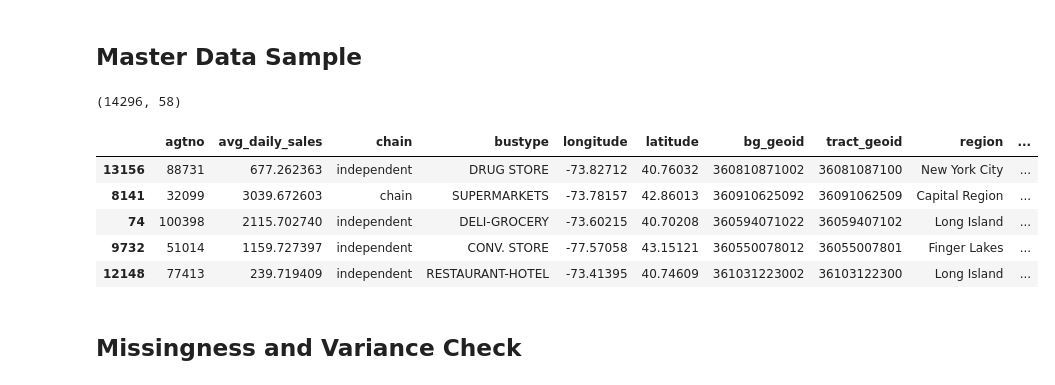
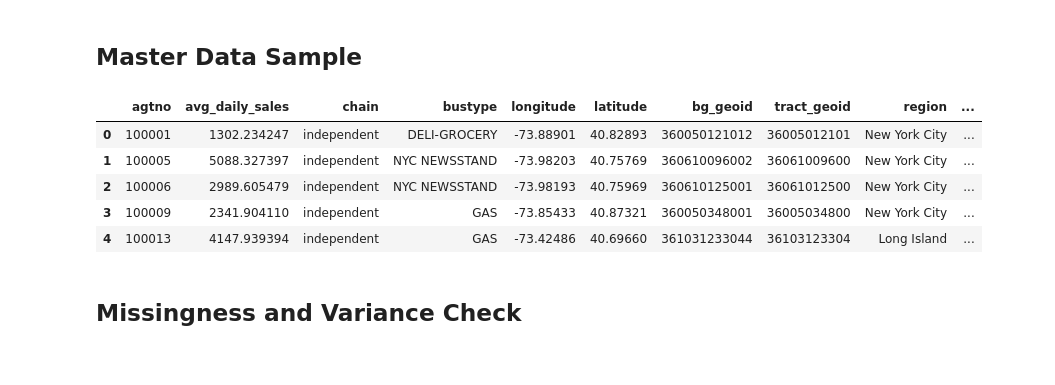
Before and after one commit to Ransommac13/mads_milestone_two, a Jupyter notebook: notebooks/variable_id.ipynb, the cells around one changed output. Saved outputs shown, nothing was run; the diff lists cells and outputs as text; code cells hidden in the pictures.

```diff
--- a/notebooks/variable_id.ipynb
+++ b/notebooks/variable_id.ipynb
@@ -227,17 +227,15 @@ acs_df.sample(5)
 # %%
 master_file_path = Path(".").resolve().parent / "data/final/master_data.parquet"
 master_df = pd.read_parquet(str(master_file_path))
 
-print(master_df.shape)
-master_df.sample(5)
+master_df.head()
 # %% [output]
-(14296, 58)
 |  | agtno | avg_daily_sales | chain | bustype | longitude | latitude | bg_geoid | tract_geoid | region | ... |
-| 13156 | 88731 | 677.262363 | independent | DRUG STORE | -73.82712 | 40.76032 | 360810871002 | 36081087100 | New York City | ... |
-| 8141 | 32099 | 3039.672603 | chain | SUPERMARKETS | -73.78157 | 42.86013 | 360910625092 | 36091062509 | Capital Region | ... |
-| 74 | 100398 | 2115.702740 | independent | DELI-GROCERY | -73.60215 | 40.70208 | 360594071022 | 36059407102 | Long Island | ... |
-| 9732 | 51014 | 1159.727397 | independent | CONV. STORE | -77.57058 | 43.15121 | 360550078012 | 36055007801 | Finger Lakes | ... |
-| 12148 | 77413 | 239.719409 | independent | RESTAURANT-HOTEL | -73.41395 | 40.74609 | 361031223002 | 36103122300 | Long Island | ... |
+| 0 | 100001 | 1302.234247 | independent | DELI-GROCERY | -73.88901 | 40.82893 | 360050121012 | 36005012101 | New York City | ... |
+| 1 | 100005 | 5088.327397 | independent | NYC NEWSSTAND | -73.98203 | 40.75769 | 360610096002 | 36061009600 | New York City | ... |
+| 2 | 100006 | 2989.605479 | independent | NYC NEWSSTAND | -73.98193 | 40.75969 | 360610125001 | 36061012500 | New York City | ... |
+| 3 | 100009 | 2341.904110 | independent | GAS | -73.85433 | 40.87321 | 360050348001 | 36005034800 | New York City | ... |
+| 4 | 100013 | 4147.939394 | independent | GAS | -73.42486 | 40.69660 | 361031233044 | 36103123304 | Long Island | ... |
 # %% [markdown]
 ## Missingness and Variance Check
 # %%
```
Also changed, not shown: 1 other file.
